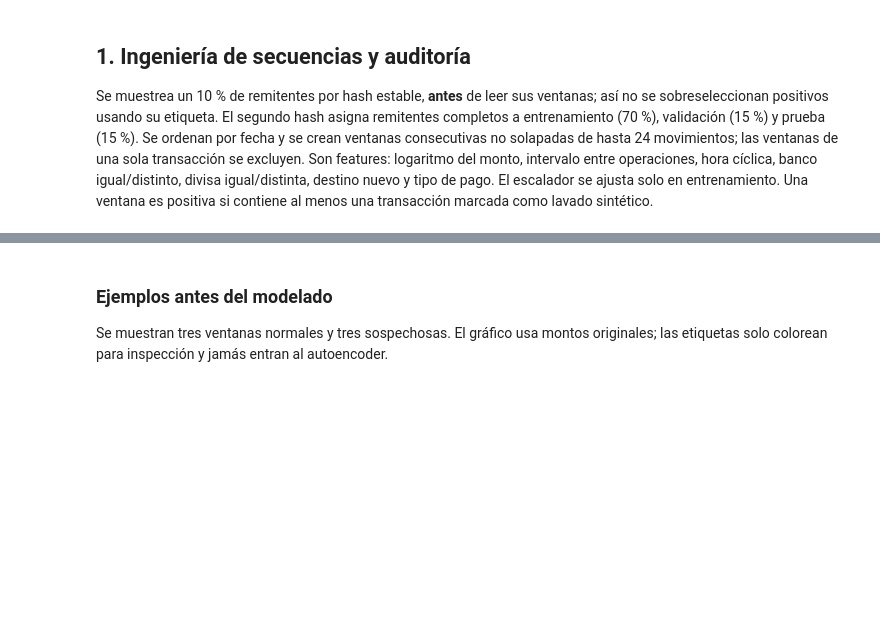
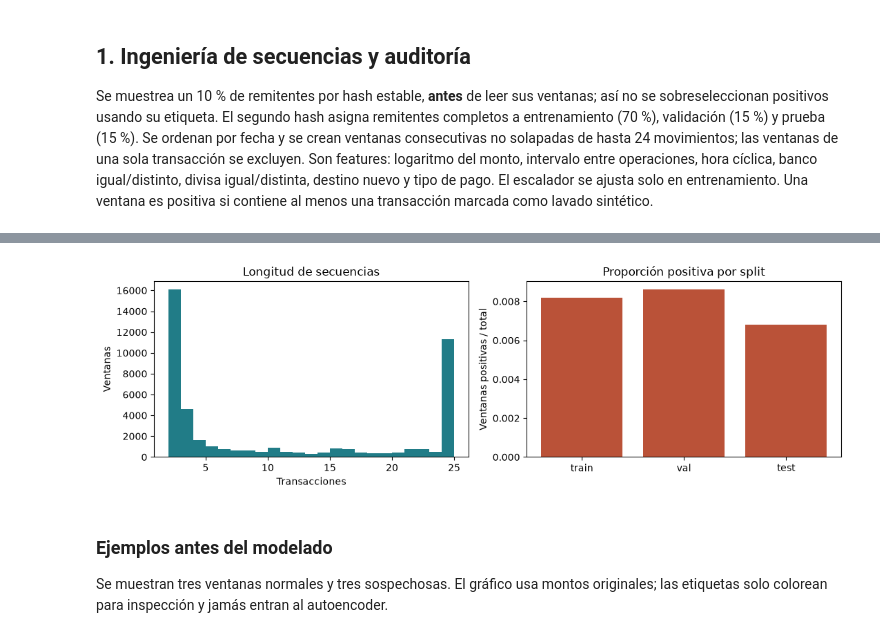
Before and after one commit to UVG-Tareas-y-proyectos/PRY2-DL, a Jupyter notebook: notebooks/proyecto2.ipynb, the cells around one changed output, grey strips where cells are left out. Cells and saved outputs as stored; diff of their text form; code cells hidden in the pictures; blank space fills up the shorter version.

```diff
--- a/notebooks/proyecto2.ipynb
+++ b/notebooks/proyecto2.ipynb
@@ -57,14 +90,16 @@ print('No hay remitentes compartidos entre splits:',
 # %%
 import matplotlib.pyplot as plt
 import numpy as np
 lengths = window_audit['lengths']
 fig, ax = plt.subplots(1, 2, figsize=(11, 3.5))
 ax[0].hist(lengths, bins=range(2,26), color='#217c87')
 ax[0].set(title='Longitud de secuencias', xlabel='Transacciones', ylabel='Ventanas')
 splits = window_audit['split_counts']
-ax[1].bar(splits, [splits[s]['positive']/splits[s]['total'] for s in splits], color='#ba5238')
+ax[1].bar(list(splits), [splits[s]['positive']/splits[s]['total'] for s in splits], color='#ba5238')
 ax[1].set(title='Proporción positiva por split', ylabel='Ventanas positivas / total')
 plt.tight_layout(); plt.show()
+# %% [output]
+[figure, added]
 # %% [markdown]
 ### Ejemplos antes del modelado
 
```
Also changed, not shown: parts of 8 cells of this notebook, 10 other files.
